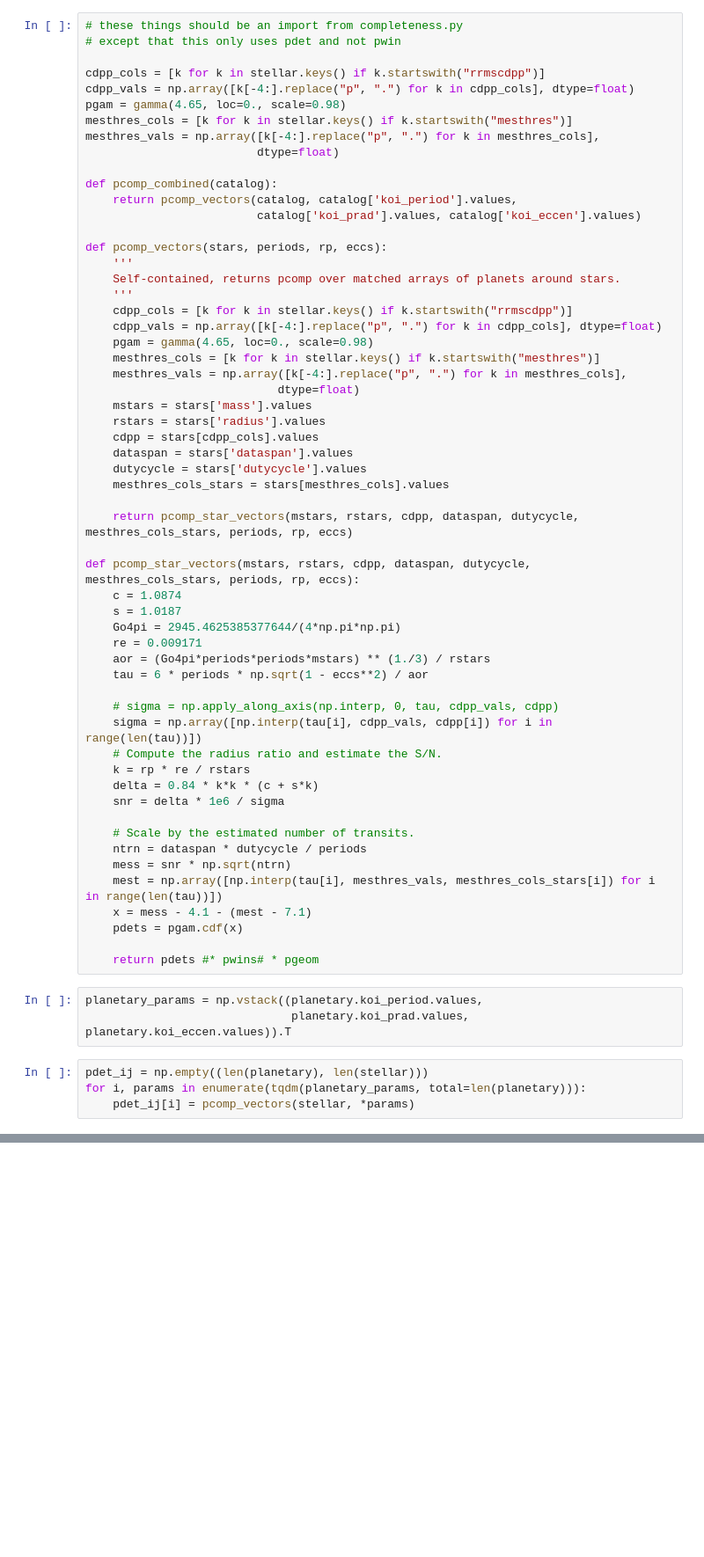
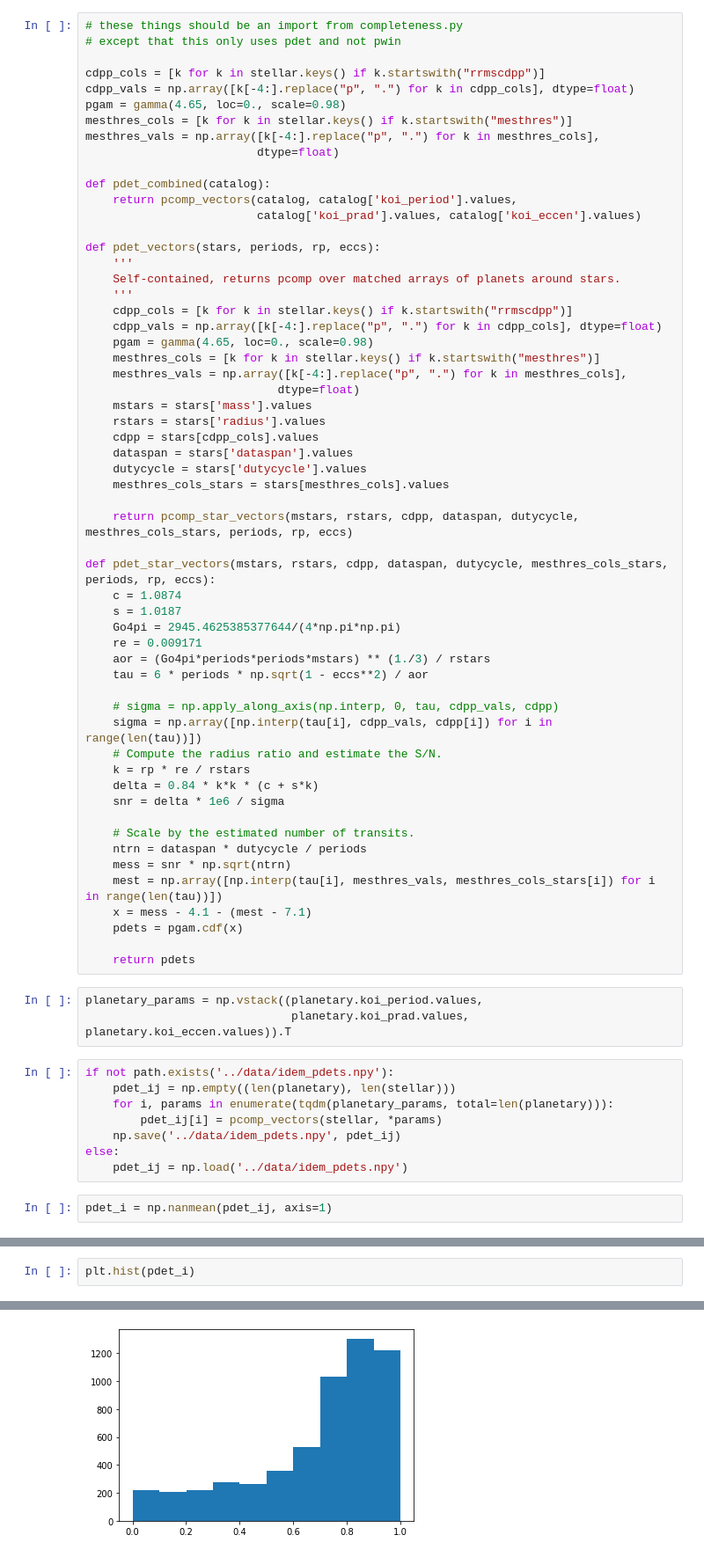
Before and after one commit to aditya-sengupta/exosyssim-prototyping, a Jupyter notebook: notebooks/idem.ipynb, the cells around one changed output, grey strips where cells are left out. Shown: that part at 88% size. Cells and saved outputs as stored; diff of their text form; blank space fills up the shorter version.

Commit message:
idem done

```diff
--- a/notebooks/idem.ipynb
+++ b/notebooks/idem.ipynb
@@ -166,11 +100,11 @@ mesthres_cols = [k for k in stellar.keys() if k.startswith("mesthres")]
 mesthres_vals = np.array([k[-4:].replace("p", ".") for k in mesthres_cols],
                          dtype=float)
 
-def pcomp_combined(catalog):
+def pdet_combined(catalog):
     return pcomp_vectors(catalog, catalog['koi_period'].values,
                          catalog['koi_prad'].values, catalog['koi_eccen'].values)
 
-def pcomp_vectors(stars, periods, rp, eccs):
+def pdet_vectors(stars, periods, rp, eccs):
     '''
     Self-contained, returns pcomp over matched arrays of planets around stars.
     '''
@@ -189,7 +123,7 @@ def pcomp_vectors(stars, periods, rp, eccs):
 
     return pcomp_star_vectors(mstars, rstars, cdpp, dataspan, dutycycle, mesthres_cols_stars, periods, rp, eccs)
 
-def pcomp_star_vectors(mstars, rstars, cdpp, dataspan, dutycycle, mesthres_cols_stars, periods, rp, eccs):
+def pdet_star_vectors(mstars, rstars, cdpp, dataspan, dutycycle, mesthres_cols_stars, periods, rp, eccs):
     c = 1.0874
     s = 1.0187
     Go4pi = 2945.4625385377644/(4*np.pi*np.pi)
@@ -211,12 +145,18 @@ def pcomp_star_vectors(mstars, rstars, cdpp, dataspan, dutycycle, mesthres_cols_
     x = mess - 4.1 - (mest - 7.1)
     pdets = pgam.cdf(x)
 
-    return pdets #* pwins# * pgeom
+    return pdets
 # %%
 planetary_params = np.vstack((planetary.koi_period.values,
                               planetary.koi_prad.values, planetary.koi_eccen.values)).T
 # %%
-pdet_ij = np.empty((len(planetary), len(stellar)))
-for i, params in enumerate(tqdm(planetary_params, total=len(planetary))):
-    pdet_ij[i] = pcomp_vectors(stellar, *params)
+if not path.exists('../data/idem_pdets.npy'):
+    pdet_ij = np.empty((len(planetary), len(stellar)))
+    for i, params in enumerate(tqdm(planetary_params, total=len(planetary))):
+        pdet_ij[i] = pcomp_vectors(stellar, *params)
+    np.save('../data/idem_pdets.npy', pdet_ij)
+else:
+    pdet_ij = np.load('../data/idem_pdets.npy')
+# %%
+pdet_i = np.nanmean(pdet_ij, axis=1)
 # %%
@@ -227,0 +164,3 @@ pdet_ij.shape
+# %%
+plt.hist(pdet_i)
+# %% [output]
@@ -227,0 +173 @@ pdet_ij.shape
+[figure, added]
```
Also changed, not shown: parts of 15 cells of this notebook.
